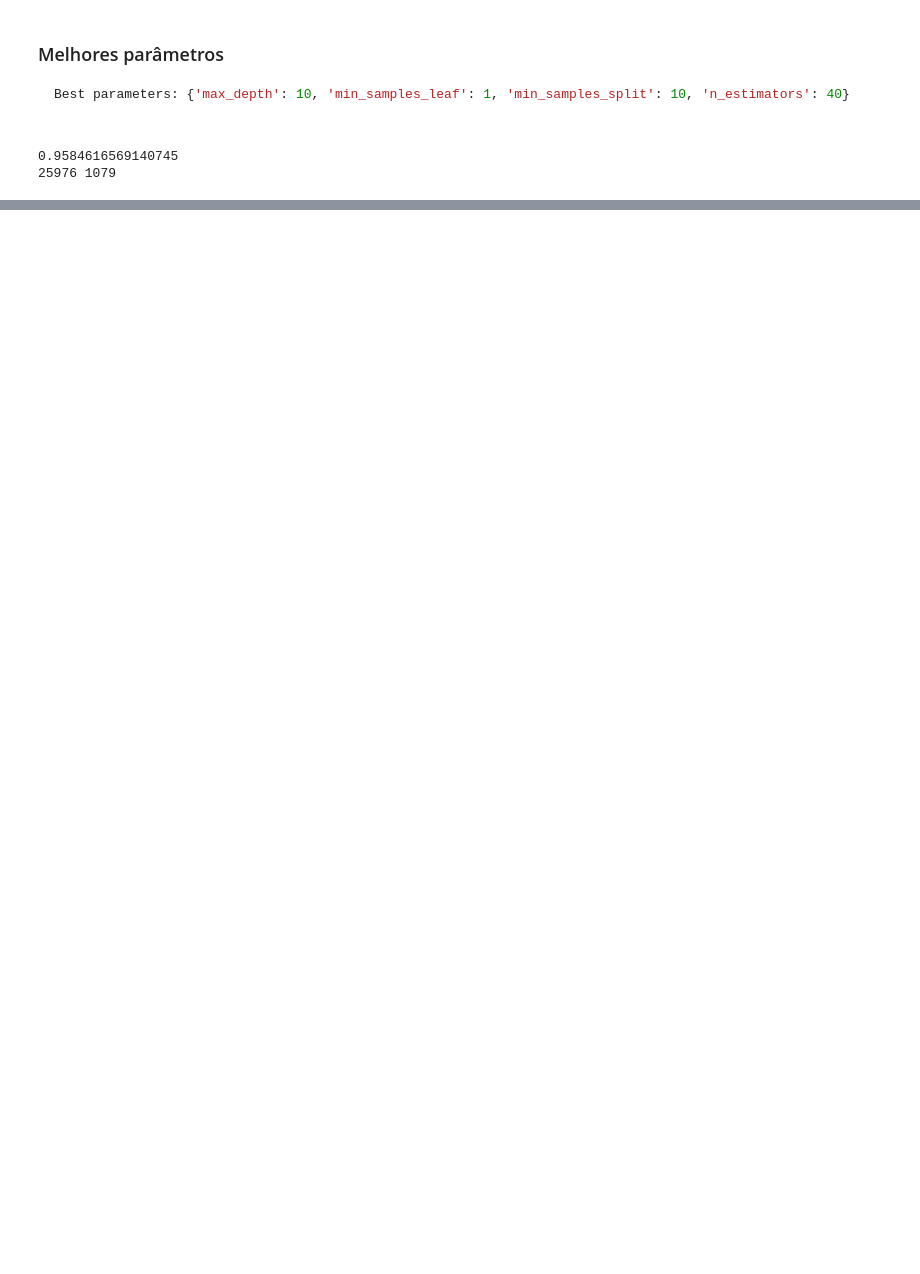
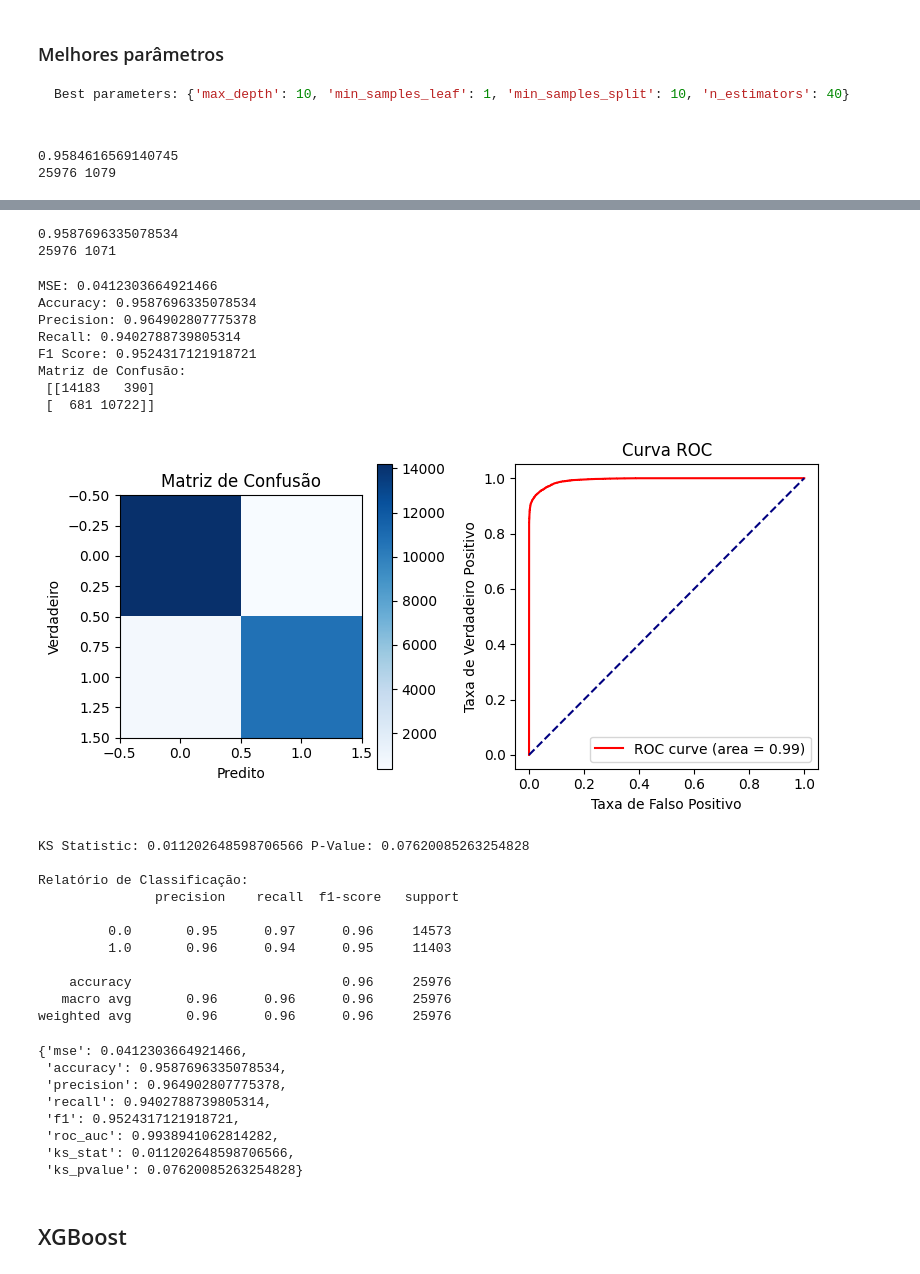
Before and after one commit to FrederickAlmeida/Airline-Passenger-Satisfaction, a Jupyter notebook: xgboost.ipynb, the cells around one changed output, grey strips where cells are left out. Saved outputs shown, nothing was run; the diff lists cells and outputs as text; code cells hidden in the pictures; blank space fills up the shorter version.

Commit message:
add new params for gradient boost, evaluate function and create xgboost

```diff
--- a/xgboost.ipynb
+++ b/xgboost.ipynb
@@ -12,8 +12,8 @@ from sklearn.ensemble import GradientBoostingClassifier
 from sklearn.metrics import accuracy_score
 from sklearn.model_selection import GridSearchCV
 # %%
-dataset_train = pd.read_csv("Airline-Passenger-Satisfaction/data/train_processed.csv")
-dataset_test = pd.read_csv("Airline-Passenger-Satisfaction/data/test_processed.csv")
+dataset_train = pd.read_csv("./data/train_processed.csv")
+dataset_test = pd.read_csv("./data/test_processed.csv")
 # %%
 dataset_train.head(5)
 # %% [output]
@@ -177,0 +181,21 @@ simple_performance(teste_gs)
+# %%
+param_grid ={
+    # Antigos Parâmetros
+    'max_depth': [10],
+    'min_samples_leaf': [1],
+    'min_samples_split': [10],
+    'n_estimators': [40],
+
+    # Novos Parâmetros
+    'subsample': [None, 0.6, 0.8, 1.0],
+    'criterion': [None, 'friedman_mse'],
+    'learning_rate' : [None, 0.01, 0.05, 0.1, 0.2]
+}
+
+gb = GradientBoostingClassifier(random_state=42)
+
+grid_search = GridSearchCV(estimator=gb, param_grid=param_grid, cv=5, n_jobs=1, verbose=2)
+grid_search.fit(X_train, y_train)
+
+print("Best parameters:", grid_search.best_params_)
+print("Best cross-validation score: {:.2f}".format(grid_search.best_score_))
@@ -177,0 +239,7 @@ simple_performance(teste_gs)
+# %%
+tst2_gb = GradientBoostingClassifier(**{'criterion': 'friedman_mse', 'learning_rate': 0.2, 'max_depth': 10, 'min_samples_leaf': 1, 'min_samples_split': 10, 'n_estimators': 40, 'subsample': 1.0})
+tst2_gb.fit(X_train, y_train)
+simple_performance(tst2_gb)
+# %% [output]
+0.9587696335078534
+25976 1071
@@ -177,0 +317,33 @@ simple_performance(teste_gs)
+# %%
+evaluate_model(tst2_gb)
+# %% [output]
+MSE: 0.0412303664921466
+Accuracy: 0.9587696335078534
+Precision: 0.964902807775378
+Recall: 0.9402788739805314
+F1 Score: 0.9524317121918721
+Matriz de Confusão:
+ [[14183   390]
+ [  681 10722]]
+[figure, added]
+KS Statistic: 0.011202648598706566 P-Value: 0.07620085263254828
+
+Relatório de Classificação:
+               precision    recall  f1-score   support
+
+         0.0       0.95      0.97      0.96     14573
+         1.0       0.96      0.94      0.95     11403
+
+    accuracy                           0.96     25976
+   macro avg       0.96      0.96      0.96     25976
+weighted avg       0.96      0.96      0.96     25976
+{'mse': 0.0412303664921466,
+ 'accuracy': 0.9587696335078534,
+ 'precision': 0.964902807775378,
+ 'recall': 0.9402788739805314,
+ 'f1': 0.9524317121918721,
+ 'roc_auc': 0.9938941062814282,
+ 'ks_stat': 0.011202648598706566,
+ 'ks_pvalue': 0.07620085263254828}
+# %% [markdown]
+## XGBoost
```
Also changed, not shown: parts of 8 cells of this notebook.
